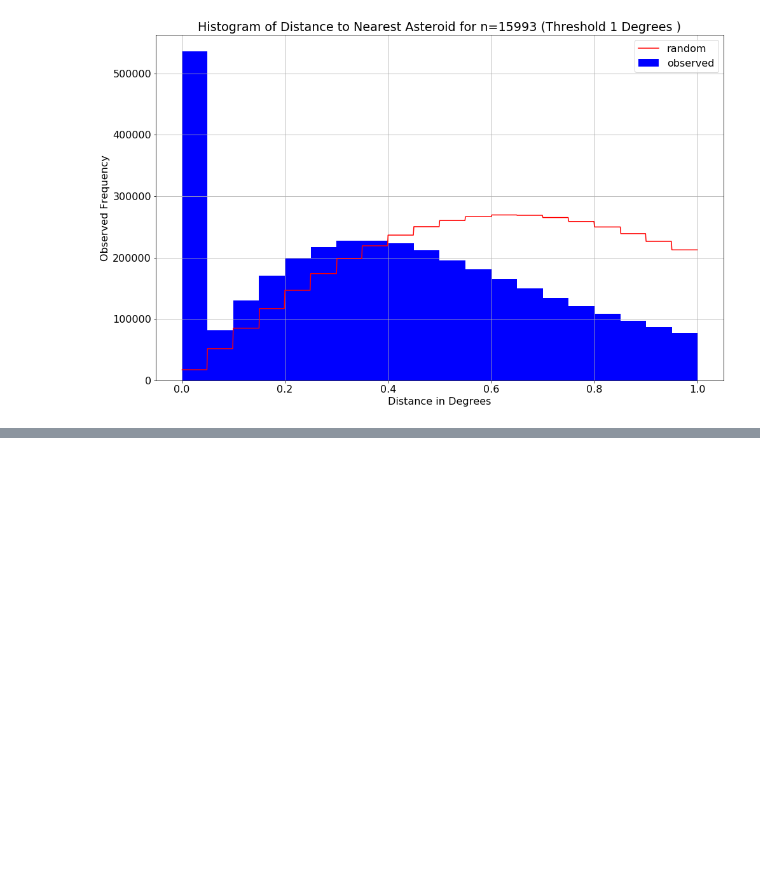
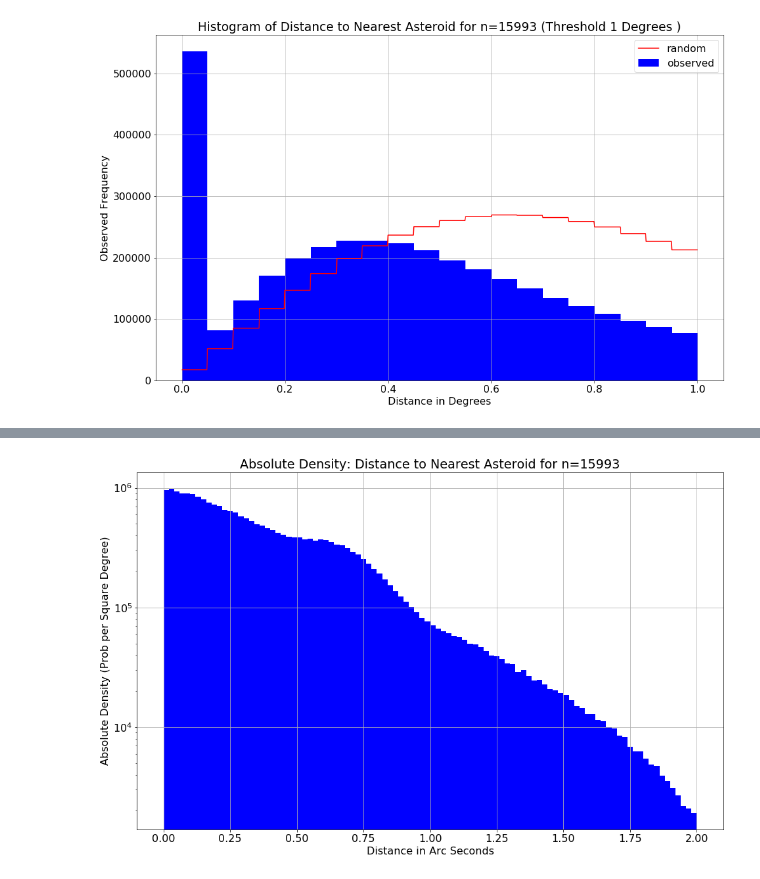
Before and after one commit to memanuel/kepler-sieve, a Jupyter notebook: src/ztf_data.ipynb, the cells around one changed output, grey strips where cells are left out. Cells and saved outputs as stored; diff of their text form; code cells hidden in the pictures; blank space fills up the shorter version.

```diff
--- a/src/ztf_data.ipynb
+++ b/src/ztf_data.ipynb
@@ -260,0 +254,4 @@ fig, ax = plot_dist(ztf, n=ast_count, thresh_deg=thresh_ten_sec, bins=100)
+# %%
+fig, ax = plot_rel_density(ztf, n=ast_count, thresh_deg=thresh_two_sec, bins=100, chart_type='abs')
+# %% [output]
+[figure, added]
```
Also changed, not shown: parts of 13 cells of this notebook, 1 other file.
